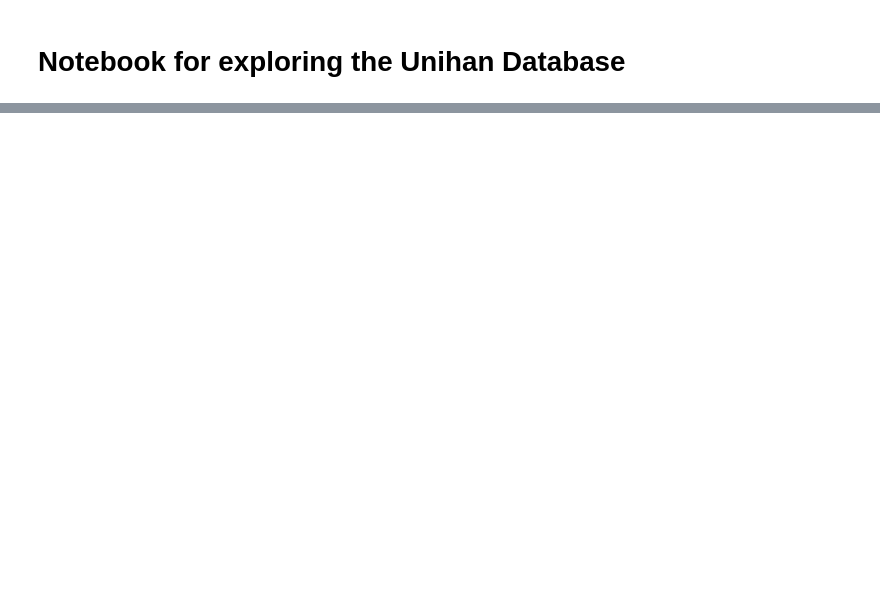
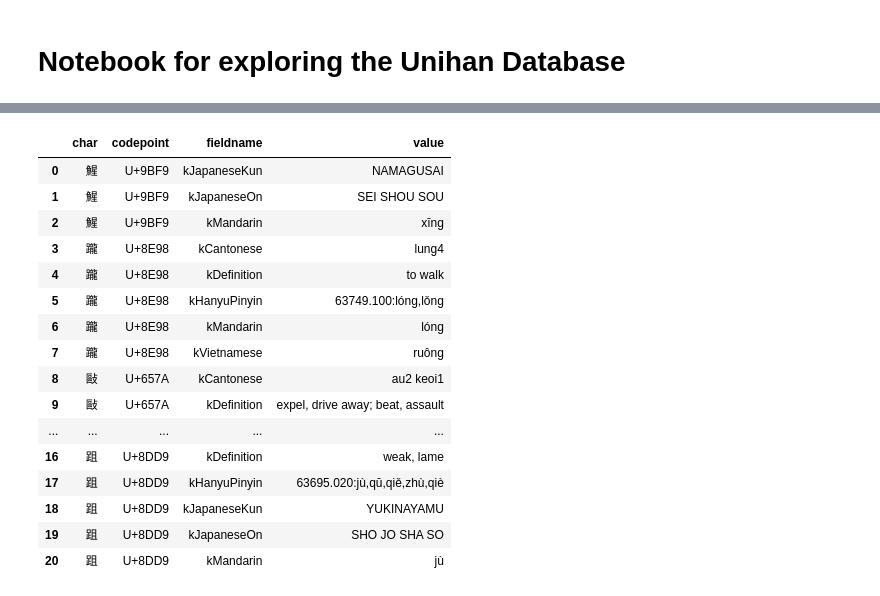
Before and after one commit to alexamies/chinesenotes.com, a Jupyter notebook: python/unihan.ipynb, the cells around one changed output, grey strips where cells are left out. Saved outputs shown, nothing was run; the diff lists cells and outputs as text; code cells hidden in the pictures; blank space fills up the shorter version.

```diff
--- a/python/unihan.ipynb
+++ b/python/unihan.ipynb
@@ -94,0 +100,7 @@ noun
+# %%
+# Generate lexical entries for the characters in file unknown.txt
+luid = 45716
+colnames = ['char']
+types = {'char': np.string_}
+unknownDF = pd.read_table('unknown.txt', names = colnames, dtype=types, header = None)
+unknownDF
@@ -94,0 +113,4 @@ noun
+# %%
+cp = lambda c: 'U+' + hex(ord(c.decode("utf-8"))).replace('0x', '').upper()
+unknownDF["codepoint"] = unknownDF['char'].map(cp)
+unknownDF
@@ -94,0 +123,22 @@ noun
+# %%
+unknownReadings = pd.merge(unknownDF, readings, on = "codepoint")
+unknownReadings.set_index("codepoint")
+unknownReadings
+# %% [output]
+|  | char | codepoint | fieldname | value |
+| 0 | 鯹 | U+9BF9 | kJapaneseKun | NAMAGUSAI |
+| 1 | 鯹 | U+9BF9 | kJapaneseOn | SEI SHOU SOU |
+| 2 | 鯹 | U+9BF9 | kMandarin | xīng |
+| 3 | 躘 | U+8E98 | kCantonese | lung4 |
+| 4 | 躘 | U+8E98 | kDefinition | to walk |
+| 5 | 躘 | U+8E98 | kHanyuPinyin | 63749.100:lóng,lǒng |
+| 6 | 躘 | U+8E98 | kMandarin | lóng |
+| 7 | 躘 | U+8E98 | kVietnamese | ruông |
+| 8 | 敺 | U+657A | kCantonese | au2 keoi1 |
+| 9 | 敺 | U+657A | kDefinition | expel, drive away; beat, assault |
+| ... | ... | ... | ... | ... |
+| 16 | 跙 | U+8DD9 | kDefinition | weak, lame |
+| 17 | 跙 | U+8DD9 | kHanyuPinyin | 63695.020:jù,qū,qiě,zhù,qiè |
+| 18 | 跙 | U+8DD9 | kJapaneseKun | YUKINAYAMU |
+| 19 | 跙 | U+8DD9 | kJapaneseOn | SHO JO SHA SO |
+| 20 | 跙 | U+8DD9 | kMandarin | jù |
```
Also changed, not shown: parts of 11 cells of this notebook.
